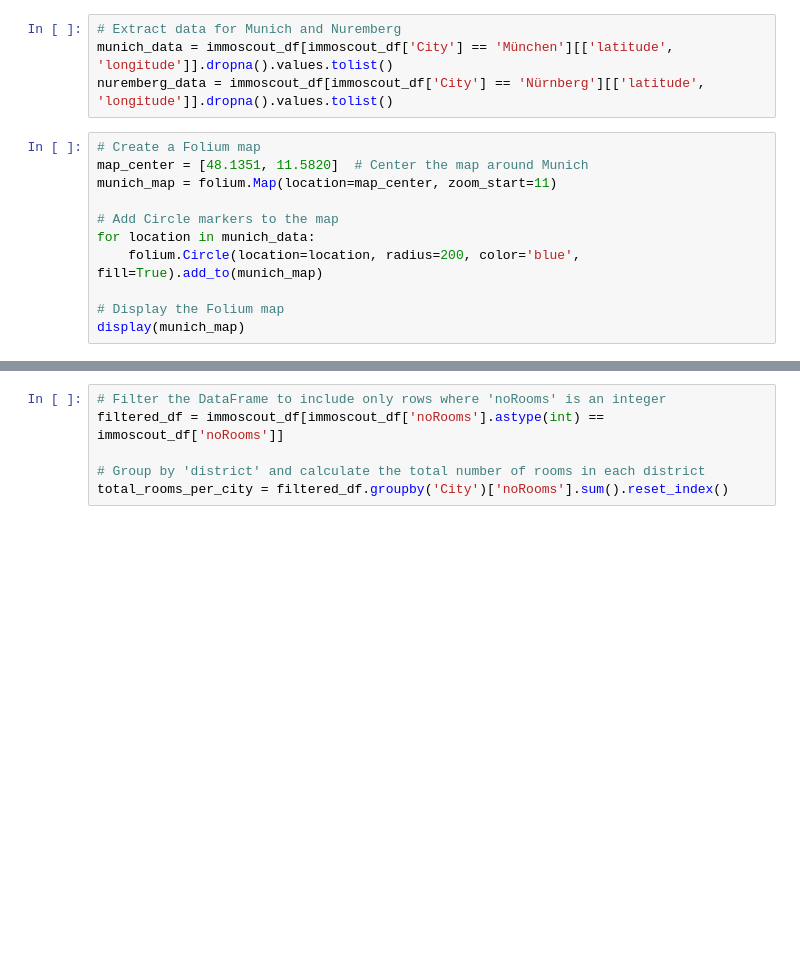
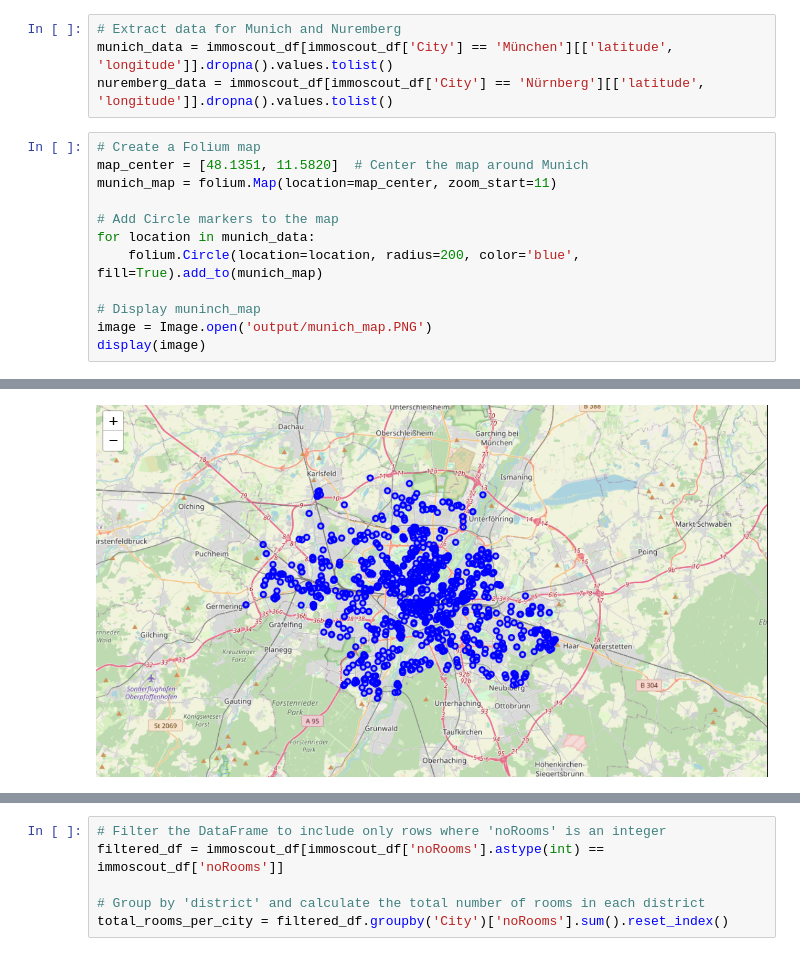
Before and after one commit to jvalue/made-template, a Jupyter notebook: project/report.ipynb, the cells around one changed output, grey strips where cells are left out. Drawn from its saved outputs; the diff is of its cells as text; blank space fills up the shorter version.

```diff
--- a/project/report.ipynb
+++ b/project/report.ipynb
@@ -142,6 +143,7 @@ munich_map = folium.Map(location=map_center, zoom_start=11)
 for location in munich_data:
     folium.Circle(location=location, radius=200, color='blue', fill=True).add_to(munich_map)
 
-# Display the Folium map
-display(munich_map)
+# Display muninch_map
+image = Image.open('output/munich_map.PNG')
+display(image)
 # %% [output]
@@ -149 +150,2 @@ display(munich_map)
+[figure, added]
 # %%
```
Also changed, not shown: parts of 4 cells of this notebook, 2 other files.
